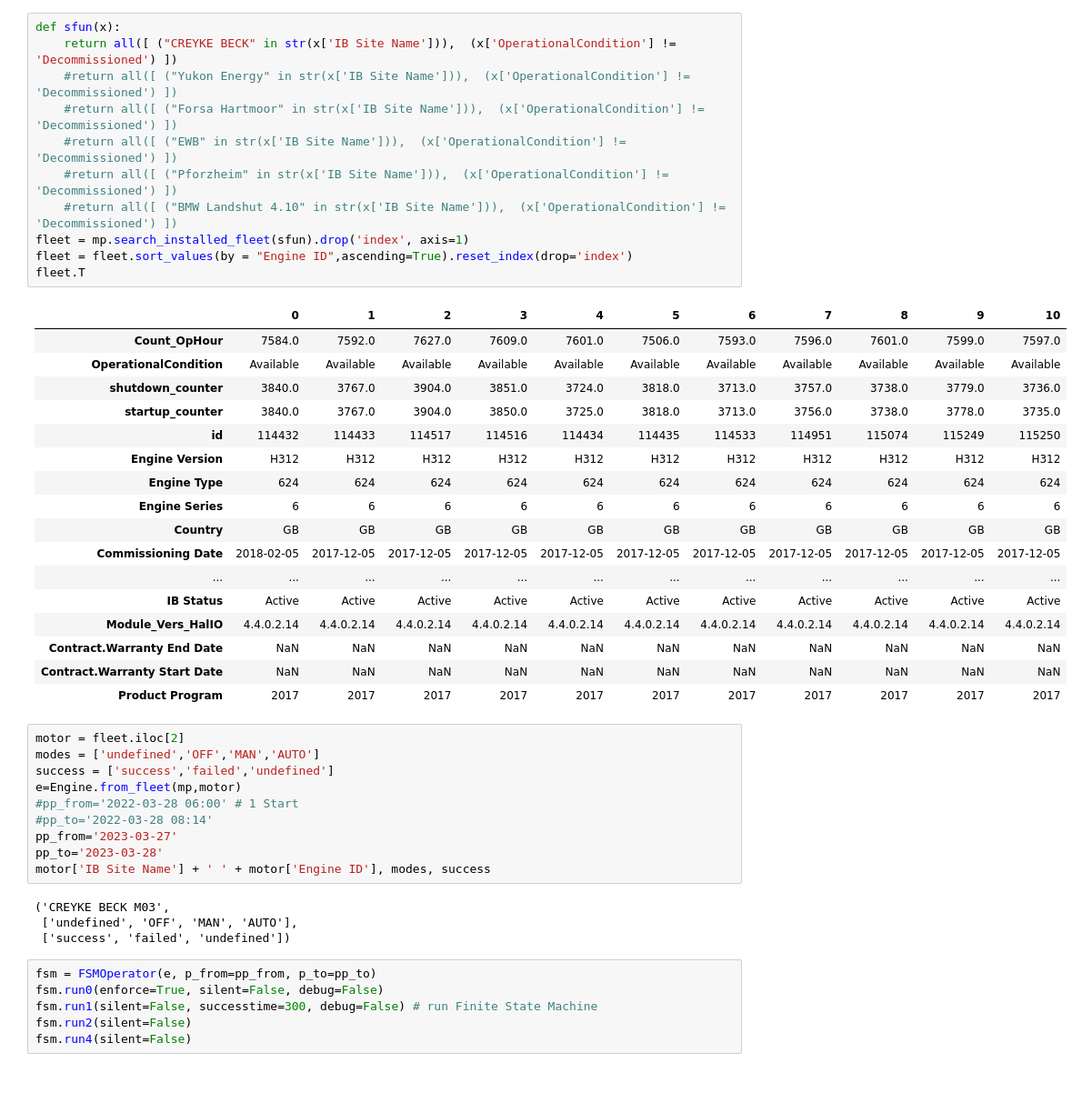
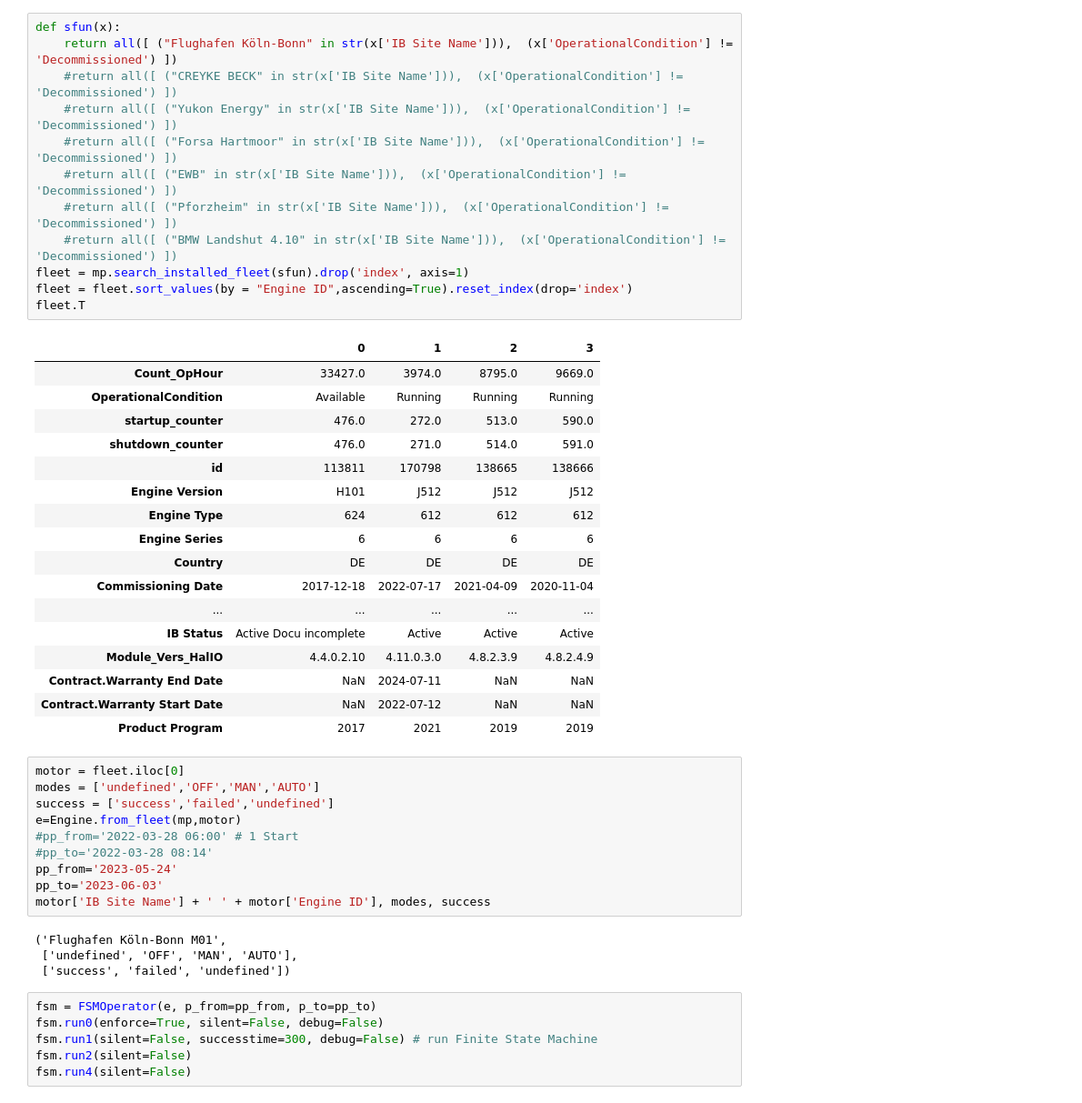
Before and after one commit to dieterch/dstatemachine, a Jupyter notebook: toolbox_development.ipynb, the cells around one changed output. Shown at 91% size. Cells and saved outputs as stored; diff of their text form.

```diff
--- a/toolbox_development.ipynb
+++ b/toolbox_development.ipynb
@@ -48,44 +48,45 @@ Engine._list_cached_validations()
 # %%
 def sfun(x):
-    return all([ ("CREYKE BECK" in str(x['IB Site Name'])),  (x['OperationalCondition'] != 'Decommissioned') ])
+    return all([ ("Flughafen Köln-Bonn" in str(x['IB Site Name'])),  (x['OperationalCondition'] != 'Decommissioned') ])
+    #return all([ ("CREYKE BECK" in str(x['IB Site Name'])),  (x['OperationalCondition'] != 'Decommissioned') ])
     #return all([ ("Yukon Energy" in str(x['IB Site Name'])),  (x['OperationalCondition'] != 'Decommissioned') ])
     #return all([ ("Forsa Hartmoor" in str(x['IB Site Name'])),  (x['OperationalCondition'] != 'Decommissioned') ])
     #return all([ ("EWB" in str(x['IB Site Name'])),  (x['OperationalCondition'] != 'Decommissioned') ])
     #return all([ ("Pforzheim" in str(x['IB Site Name'])),  (x['OperationalCondition'] != 'Decommissioned') ])
     #return all([ ("BMW Landshut 4.10" in str(x['IB Site Name'])),  (x['OperationalCondition'] != 'Decommissioned') ])
 fleet = mp.search_installed_fleet(sfun).drop('index', axis=1)
 fleet = fleet.sort_values(by = "Engine ID",ascending=True).reset_index(drop='index')
 fleet.T
 # %% [output]
-|  | 0 | 1 | 2 | 3 | 4 | 5 | 6 | 7 | 8 | 9 | 10 |
-| Count_OpHour | 7584.0 | 7592.0 | 7627.0 | 7609.0 | 7601.0 | 7506.0 | 7593.0 | 7596.0 | 7601.0 | 7599.0 | 7597.0 |
-| OperationalCondition | Available | Available | Available | Available | Available | Available | Available | Available | Available | Available | Available |
-| shutdown_counter | 3840.0 | 3767.0 | 3904.0 | 3851.0 | 3724.0 | 3818.0 | 3713.0 | 3757.0 | 3738.0 | 3779.0 | 3736.0 |
-| startup_counter | 3840.0 | 3767.0 | 3904.0 | 3850.0 | 3725.0 | 3818.0 | 3713.0 | 3756.0 | 3738.0 | 3778.0 | 3735.0 |
-| id | 114432 | 114433 | 114517 | 114516 | 114434 | 114435 | 114533 | 114951 | 115074 | 115249 | 115250 |
-| Engine Version | H312 | H312 | H312 | H312 | H312 | H312 | H312 | H312 | H312 | H312 | H312 |
-| Engine Type | 624 | 624 | 624 | 624 | 624 | 624 | 624 | 624 | 624 | 624 | 624 |
-| Engine Series | 6 | 6 | 6 | 6 | 6 | 6 | 6 | 6 | 6 | 6 | 6 |
-| Country | GB | GB | GB | GB | GB | GB | GB | GB | GB | GB | GB |
-| Commissioning Date | 2018-02-05 | 2017-12-05 | 2017-12-05 | 2017-12-05 | 2017-12-05 | 2017-12-05 | 2017-12-05 | 2017-12-05 | 2017-12-05 | 2017-12-05 | 2017-12-05 |
-| ... | ... | ... | ... | ... | ... | ... | ... | ... | ... | ... | ... |
-| IB Status | Active | Active | Active | Active | Active | Active | Active | Active | Active | Active | Active |
-| Module_Vers_HalIO | 4.4.0.2.14 | 4.4.0.2.14 | 4.4.0.2.14 | 4.4.0.2.14 | 4.4.0.2.14 | 4.4.0.2.14 | 4.4.0.2.14 | 4.4.0.2.14 | 4.4.0.2.14 | 4.4.0.2.14 | 4.4.0.2.14 |
-| Contract.Warranty End Date | NaN | NaN | NaN | NaN | NaN | NaN | NaN | NaN | NaN | NaN | NaN |
-| Contract.Warranty Start Date | NaN | NaN | NaN | NaN | NaN | NaN | NaN | NaN | NaN | NaN | NaN |
-| Product Program | 2017 | 2017 | 2017 | 2017 | 2017 | 2017 | 2017 | 2017 | 2017 | 2017 | 2017 |
+|  | 0 | 1 | 2 | 3 |
+| Count_OpHour | 33427.0 | 3974.0 | 8795.0 | 9669.0 |
+| OperationalCondition | Available | Running | Running | Running |
+| startup_counter | 476.0 | 272.0 | 513.0 | 590.0 |
+| shutdown_counter | 476.0 | 271.0 | 514.0 | 591.0 |
+| id | 113811 | 170798 | 138665 | 138666 |
+| Engine Version | H101 | J512 | J512 | J512 |
+| Engine Type | 624 | 612 | 612 | 612 |
+| Engine Series | 6 | 6 | 6 | 6 |
+| Country | DE | DE | DE | DE |
+| Commissioning Date | 2017-12-18 | 2022-07-17 | 2021-04-09 | 2020-11-04 |
+| ... | ... | ... | ... | ... |
+| IB Status | Active Docu incomplete | Active | Active | Active |
+| Module_Vers_HalIO | 4.4.0.2.10 | 4.11.0.3.0 | 4.8.2.3.9 | 4.8.2.4.9 |
+| Contract.Warranty End Date | NaN | 2024-07-11 | NaN | NaN |
+| Contract.Warranty Start Date | NaN | 2022-07-12 | NaN | NaN |
+| Product Program | 2017 | 2021 | 2019 | 2019 |
 # %%
-motor = fleet.iloc[2]
+motor = fleet.iloc[0]
 modes = ['undefined','OFF','MAN','AUTO']
 success = ['success','failed','undefined']
 e=Engine.from_fleet(mp,motor)
 #pp_from='2022-03-28 06:00' # 1 Start
 #pp_to='2022-03-28 08:14'
-pp_from='2023-03-27'
-pp_to='2023-03-28'
+pp_from='2023-05-24'
+pp_to='2023-06-03'
 motor['IB Site Name'] + ' ' + motor['Engine ID'], modes, success
 # %% [output]
-('CREYKE BECK M03',
+('Flughafen Köln-Bonn M01',
  ['undefined', 'OFF', 'MAN', 'AUTO'],
  ['success', 'failed', 'undefined'])
 # %%
```
Also changed, not shown: parts of 2 cells of this notebook, 6 other files.
